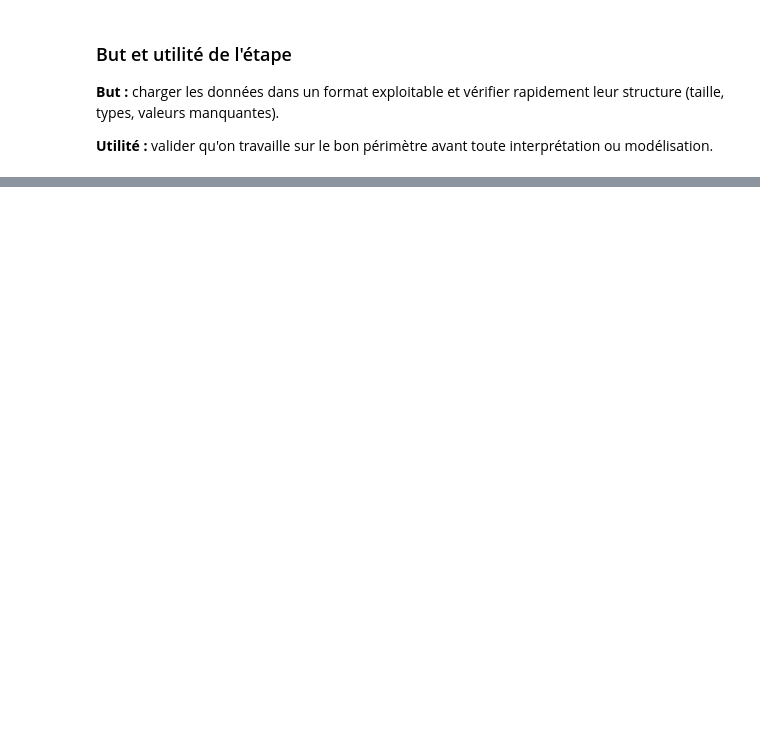
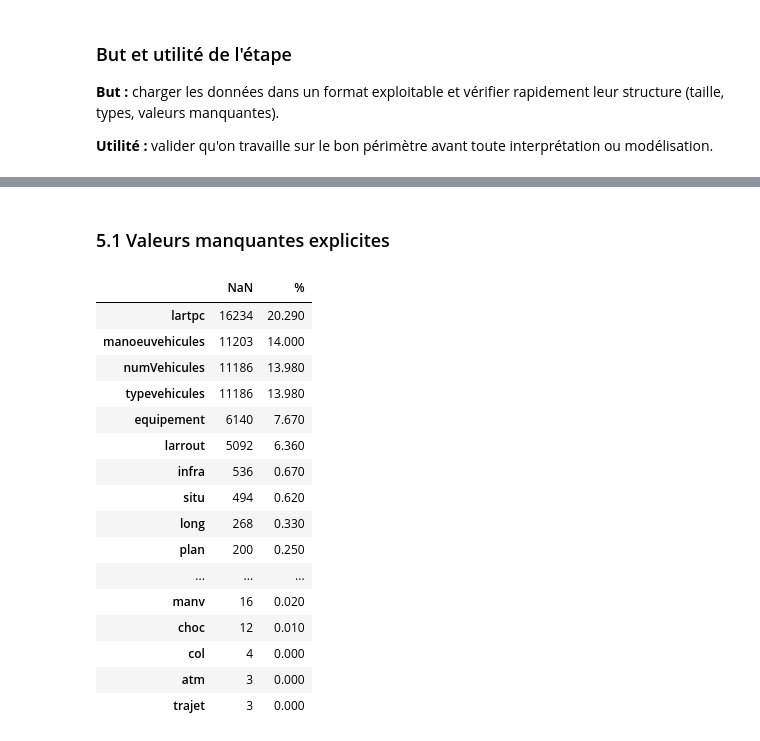
Before and after one commit to Elodami/Projet2, a Jupyter notebook: notebook.ipynb, the cells around one changed output, grey strips where cells are left out. Saved outputs shown, nothing was run; the diff lists cells and outputs as text; code cells hidden in the pictures; blank space fills up the shorter version.

```diff
--- a/notebook.ipynb
+++ b/notebook.ipynb
@@ -99,0 +285,26 @@ memory usage: 23.8+ MB
+# %% [markdown]
+### 5.1 Valeurs manquantes explicites
+# %%
+missing = df.isnull().sum()
+missing_pct = (missing / len(df) * 100).round(2)
+missing_df = pd.DataFrame({"NaN": missing, "%": missing_pct})
+missing_df = missing_df[missing_df["NaN"] > 0].sort_values("NaN", ascending=False)
+missing_df
+# %% [output]
+|  | NaN | % |
+| lartpc | 16234 | 20.290 |
+| manoeuvehicules | 11203 | 14.000 |
+| numVehicules | 11186 | 13.980 |
+| typevehicules | 11186 | 13.980 |
+| equipement | 6140 | 7.670 |
+| larrout | 5092 | 6.360 |
+| infra | 536 | 0.670 |
+| situ | 494 | 0.620 |
+| long | 268 | 0.330 |
+| plan | 200 | 0.250 |
+| ... | ... | ... |
+| manv | 16 | 0.020 |
+| choc | 12 | 0.010 |
+| col | 4 | 0.000 |
+| atm | 3 | 0.000 |
+| trajet | 3 | 0.000 |
```
Also changed, not shown: parts of 27 cells of this notebook.
